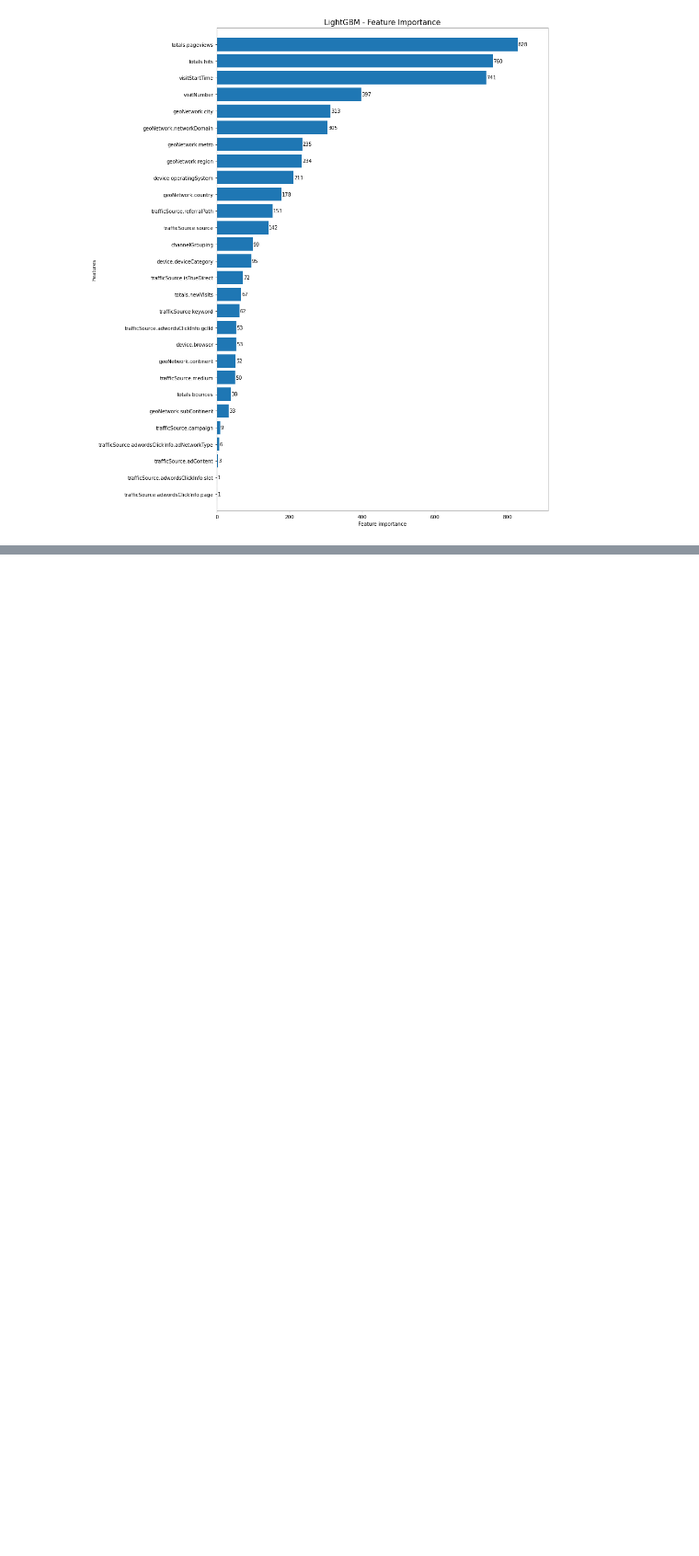
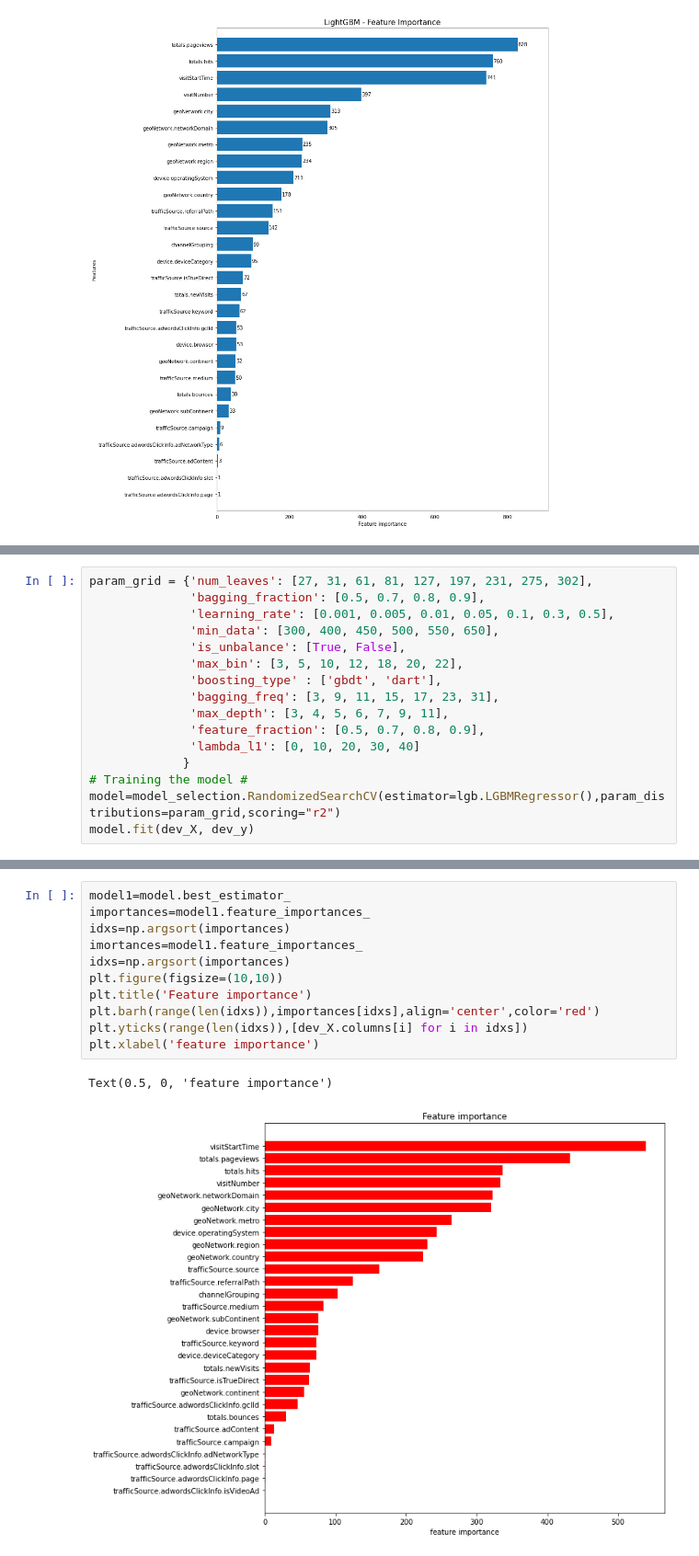
Before and after one commit to haythemdhieb/Gstore_Revenu, a Jupyter notebook: Gstore_baseline.ipynb, the cells around one changed output, grey strips where cells are left out. Shown at 92% size. Saved outputs shown, nothing was run; the diff lists cells and outputs as text; blank space fills up the shorter version.

Commit message:
model tuning: hyperopt and

```diff
--- a/Gstore_baseline.ipynb
+++ b/Gstore_baseline.ipynb
@@ -405,0 +408,16 @@ plt.show()
+# %%
+param_grid = {'num_leaves': [27, 31, 61, 81, 127, 197, 231, 275, 302],
+              'bagging_fraction': [0.5, 0.7, 0.8, 0.9],
+              'learning_rate': [0.001, 0.005, 0.01, 0.05, 0.1, 0.3, 0.5],
+              'min_data': [300, 400, 450, 500, 550, 650],
+              'is_unbalance': [True, False],
+              'max_bin': [3, 5, 10, 12, 18, 20, 22],
+              'boosting_type' : ['gbdt', 'dart'],
+              'bagging_freq': [3, 9, 11, 15, 17, 23, 31],
+              'max_depth': [3, 4, 5, 6, 7, 9, 11],
+              'feature_fraction': [0.5, 0.7, 0.8, 0.9],
+              'lambda_l1': [0, 10, 20, 30, 40]
+             }
+# Training the model #
+model=model_selection.RandomizedSearchCV(estimator=lgb.LGBMRegressor(),param_distributions=param_grid,scoring="r2")
+model.fit(dev_X, dev_y)
@@ -405,0 +461,14 @@ plt.show()
+# %%
+model1=model.best_estimator_
+importances=model1.feature_importances_
+idxs=np.argsort(importances)
+imortances=model1.feature_importances_
+idxs=np.argsort(importances)
+plt.figure(figsize=(10,10))
+plt.title('Feature importance')
+plt.barh(range(len(idxs)),importances[idxs],align='center',color='red')
+plt.yticks(range(len(idxs)),[dev_X.columns[i] for i in idxs])
+plt.xlabel('feature importance')
+# %% [output]
+Text(0.5, 0, 'feature importance')
+[figure, added]
```
Also changed, not shown: parts of 12 cells of this notebook, 1 other file.
